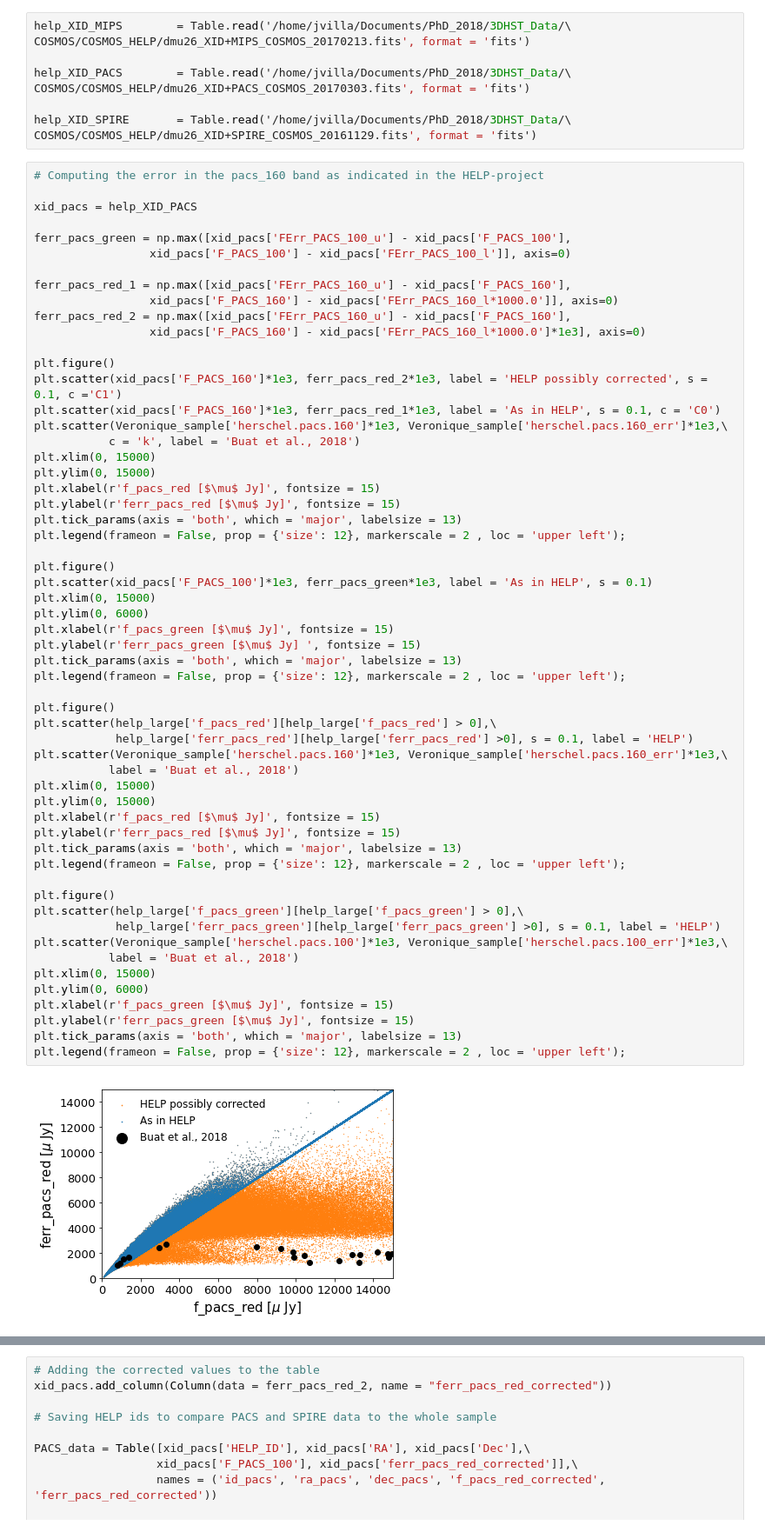
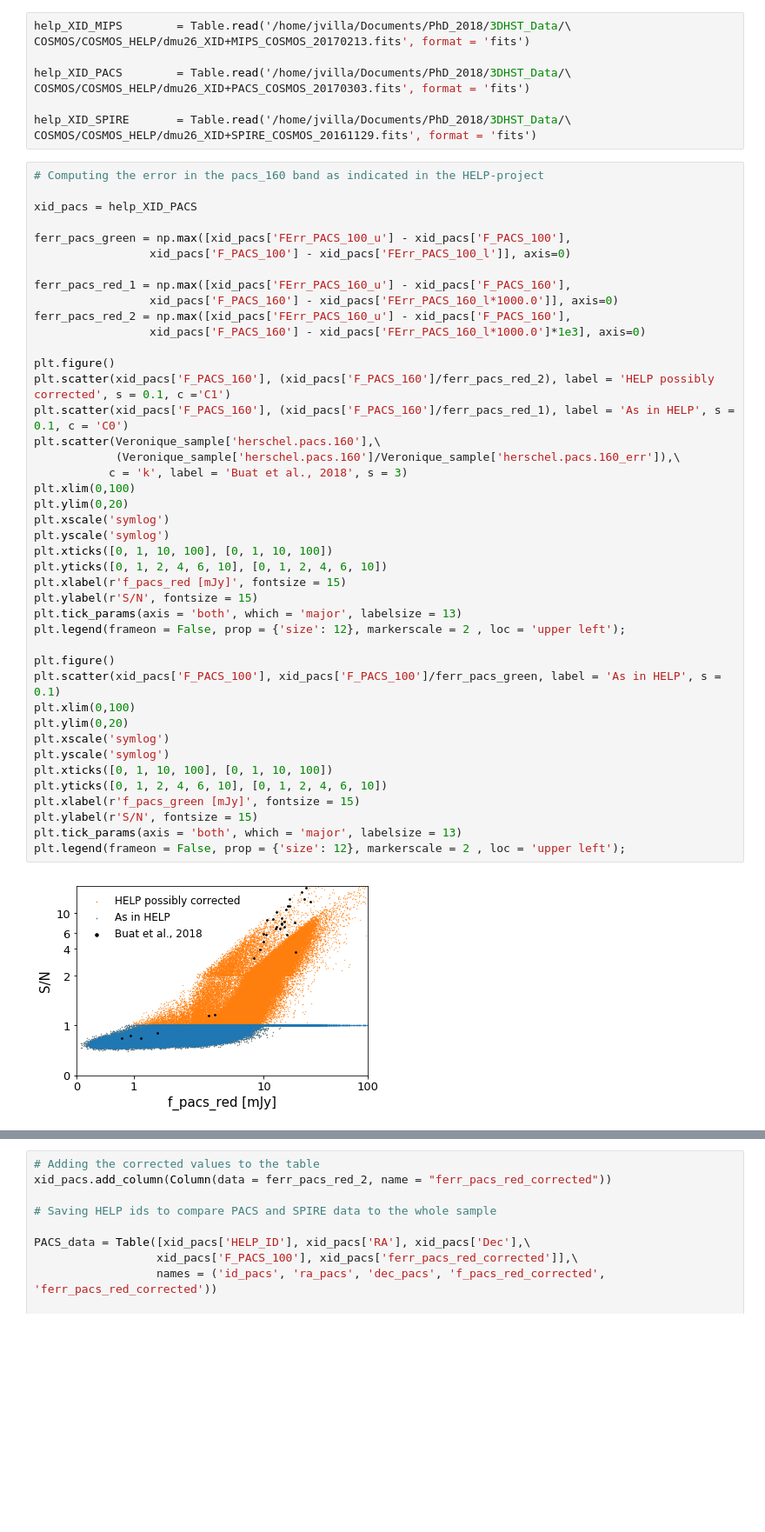
Before and after one commit to Jurgenvilla/Dust_Attenuation, a Jupyter notebook: COSMOS-Sample.ipynb, the cells around one changed output, grey strips where cells are left out. Shown at 87% size. Saved outputs shown, nothing was run; the diff lists cells and outputs as text; blank space fills up the shorter version.

```diff
--- a/COSMOS-Sample.ipynb
+++ b/COSMOS-Sample.ipynb
@@ -1764,59 +1791,44 @@ COSMOS/COSMOS_HELP/dmu26_XID+SPIRE_COSMOS_20161129.fits', format = 'fits')
 # %%
 # Computing the error in the pacs_160 band as indicated in the HELP-project
 
 xid_pacs = help_XID_PACS
 
 ferr_pacs_green = np.max([xid_pacs['FErr_PACS_100_u'] - xid_pacs['F_PACS_100'],
                  xid_pacs['F_PACS_100'] - xid_pacs['FErr_PACS_100_l']], axis=0)
 
 ferr_pacs_red_1 = np.max([xid_pacs['FErr_PACS_160_u'] - xid_pacs['F_PACS_160'],
                  xid_pacs['F_PACS_160'] - xid_pacs['FErr_PACS_160_l*1000.0']], axis=0)
 ferr_pacs_red_2 = np.max([xid_pacs['FErr_PACS_160_u'] - xid_pacs['F_PACS_160'],
                  xid_pacs['F_PACS_160'] - xid_pacs['FErr_PACS_160_l*1000.0']*1e3], axis=0)
 
 plt.figure()
-plt.scatter(xid_pacs['F_PACS_160']*1e3, ferr_pacs_red_2*1e3, label = 'HELP possibly corrected', s = 0.1, c ='C1')
-plt.scatter(xid_pacs['F_PACS_160']*1e3, ferr_pacs_red_1*1e3, label = 'As in HELP', s = 0.1, c = 'C0')
-plt.scatter(Veronique_sample['herschel.pacs.160']*1e3, Veronique_sample['herschel.pacs.160_err']*1e3,\
-           c = 'k', label = 'Buat et al., 2018')
-plt.xlim(0, 15000)
-plt.ylim(0, 15000)
-plt.xlabel(r'f_pacs_red [$\mu$ Jy]', fontsize = 15)
-plt.ylabel(r'ferr_pacs_red [$\mu$ Jy]', fontsize = 15)
+plt.scatter(xid_pacs['F_PACS_160'], (xid_pacs['F_PACS_160']/ferr_pacs_red_2), label = 'HELP possibly corrected', s = 0.1, c ='C1')
+plt.scatter(xid_pacs['F_PACS_160'], (xid_pacs['F_PACS_160']/ferr_pacs_red_1), label = 'As in HELP', s = 0.1, c = 'C0')
+plt.scatter(Veronique_sample['herschel.pacs.160'],\
+            (Veronique_sample['herschel.pacs.160']/Veronique_sample['herschel.pacs.160_err']),\
+           c = 'k', label = 'Buat et al., 2018', s = 3)
+plt.xlim(0,100)
+plt.ylim(0,20)
+plt.xscale('symlog')
+plt.yscale('symlog')
+plt.xticks([0, 1, 10, 100], [0, 1, 10, 100])
+plt.yticks([0, 1, 2, 4, 6, 10], [0, 1, 2, 4, 6, 10])
+plt.xlabel(r'f_pacs_red [mJy]', fontsize = 15)
+plt.ylabel(r'S/N', fontsize = 15)
 plt.tick_params(axis = 'both', which = 'major', labelsize = 13)
 plt.legend(frameon = False, prop = {'size': 12}, markerscale = 2 , loc = 'upper left');
 
 plt.figure()
-plt.scatter(xid_pacs['F_PACS_100']*1e3, ferr_pacs_green*1e3, label = 'As in HELP', s = 0.1)
-plt.xlim(0, 15000)
-plt.ylim(0, 6000)
-plt.xlabel(r'f_pacs_green [$\mu$ Jy]', fontsize = 15)
-plt.ylabel(r'ferr_pacs_green [$\mu$ Jy] ', fontsize = 15)
+plt.scatter(xid_pacs['F_PACS_100'], xid_pacs['F_PACS_100']/ferr_pacs_green, label = 'As in HELP', s = 0.1)
+plt.xlim(0,100)
+plt.ylim(0,20)
+plt.xscale('symlog')
+plt.yscale('symlog')
+plt.xticks([0, 1, 10, 100], [0, 1, 10, 100])
+plt.yticks([0, 1, 2, 4, 6, 10], [0, 1, 2, 4, 6, 10])
+plt.xlabel(r'f_pacs_green [mJy]', fontsize = 15)
+plt.ylabel(r'S/N', fontsize = 15)
 plt.tick_params(axis = 'both', which = 'major', labelsize = 13)
 plt.legend(frameon = False, prop = {'size': 12}, markerscale = 2 , loc = 'upper left');
-
-plt.figure()
-plt.scatter(help_large['f_pacs_red'][help_large['f_pacs_red'] > 0],\
-            help_large['ferr_pacs_red'][help_large['ferr_pacs_red'] >0], s = 0.1, label = 'HELP')
-plt.scatter(Veronique_sample['herschel.pacs.160']*1e3, Veronique_sample['herschel.pacs.160_err']*1e3,\
-           label = 'Buat et al., 2018')
-plt.xlim(0, 15000)
-plt.ylim(0, 15000)
-plt.xlabel(r'f_pacs_red [$\mu$ Jy]', fontsize = 15)
-plt.ylabel(r'ferr_pacs_red [$\mu$ Jy]', fontsize = 15)
-plt.tick_params(axis = 'both', which = 'major', labelsize = 13)
-plt.legend(frameon = False, prop = {'size': 12}, markerscale = 2 , loc = 'upper left');
-
-plt.figure()
-plt.scatter(help_large['f_pacs_green'][help_large['f_pacs_green'] > 0],\
-            help_large['ferr_pacs_green'][help_large['ferr_pacs_green'] >0], s = 0.1, label = 'HELP')
-plt.scatter(Veronique_sample['herschel.pacs.100']*1e3, Veronique_sample['herschel.pacs.100_err']*1e3,\
-           label = 'Buat et al., 2018')
-plt.xlim(0, 15000)
-plt.ylim(0, 6000)
-plt.xlabel(r'f_pacs_green [$\mu$ Jy]', fontsize = 15)
-plt.ylabel(r'ferr_pacs_green [$\mu$ Jy]', fontsize = 15)
-plt.tick_params(axis = 'both', which = 'major', labelsize = 13)
-plt.legend(frameon = False, prop = {'size': 12}, markerscale = 2 , loc = 'upper left');
 # %% [output]
-[figure, old version]
+[figure, new version]
```
Also changed, not shown: parts of 13 cells of this notebook, 1 other file.
